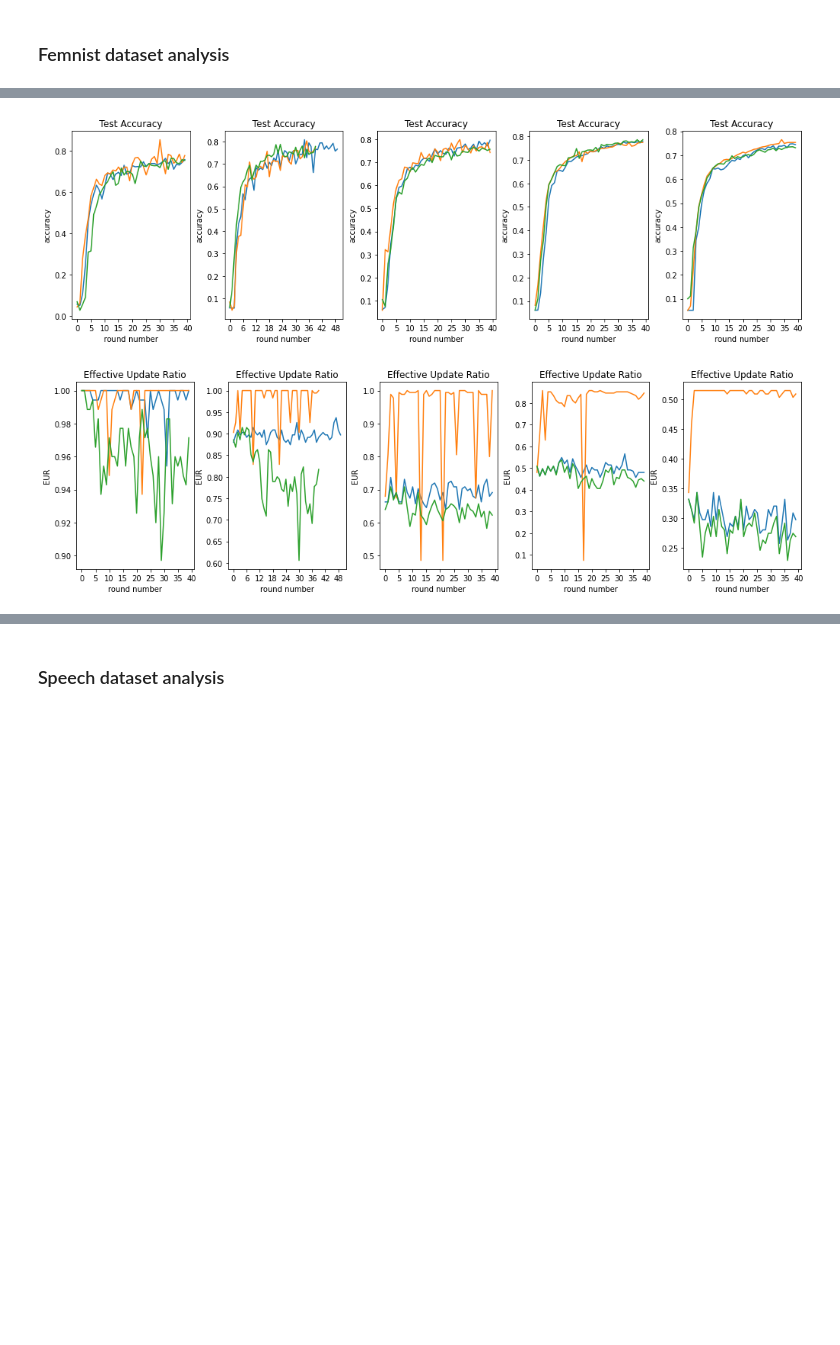
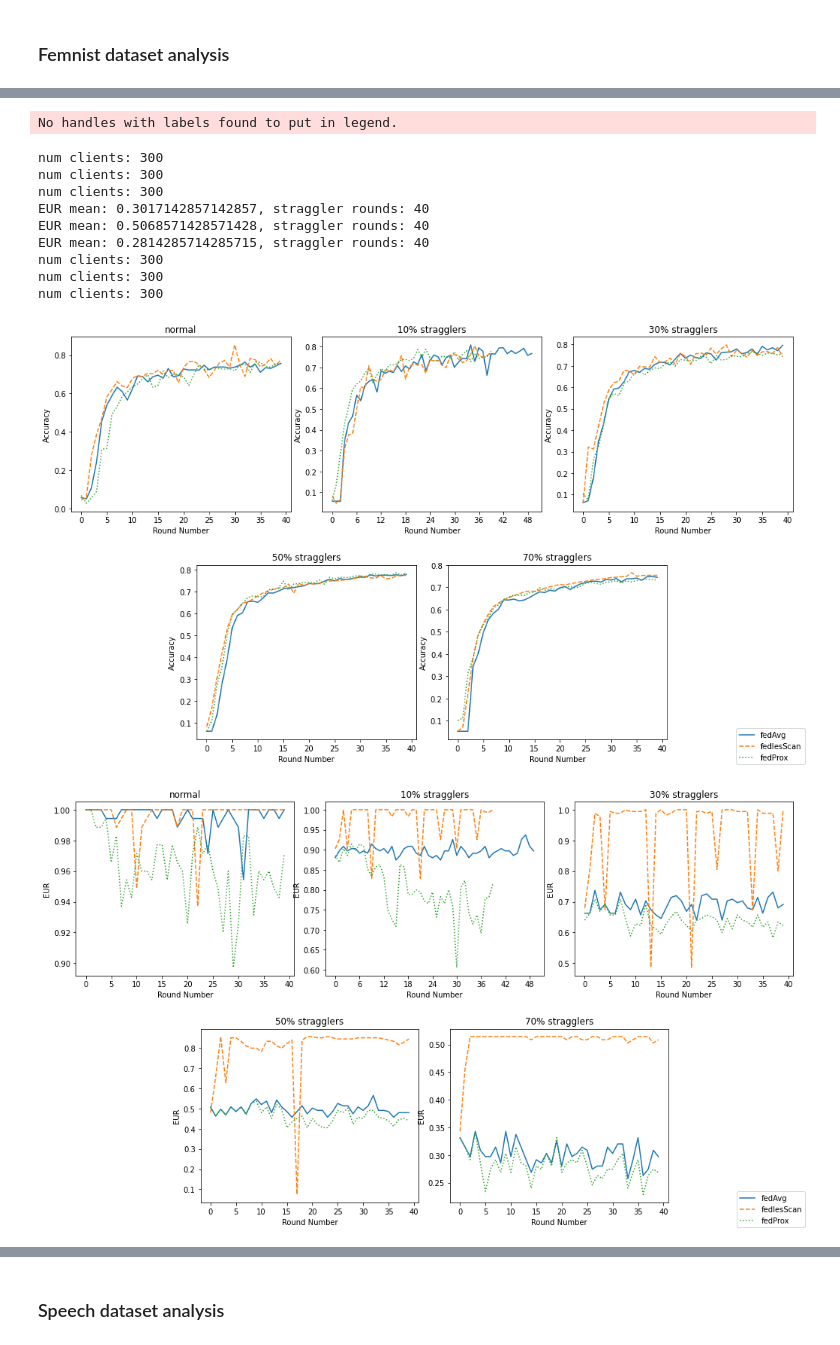
Before and after one commit to Serverless-Federated-Learning/FedLesScan, a Jupyter notebook: experiment/plots/eur_real.ipynb, the cells around one changed output, grey strips where cells are left out. Drawn from its saved outputs; the diff is of its cells as text; code cells hidden in the pictures; blank space fills up the shorter version.

```diff
--- a/experiment/plots/eur_real.ipynb
+++ b/experiment/plots/eur_real.ipynb
@@ -51,5 +55,5 @@ path_prox = [f'{base_path}/femnist-prox-0',f'{base_path}/femnist-prox-0.1',f'{ba
 path_enhanced = [f'{base_path}/femnist-enhanced-0',f'{base_path}/femnist-enhanced-0.1',f'{base_path}/femnist-enhanced-0.3',f'{base_path}/femnist-enhanced-0.5-expo-1',f'{base_path}/femnist-enhanced-0.7']
 
 
-plot_dataset_compare_3(path_normals,path_enhanced,path_prox,dataset_titles)
+plot_dataset_compare_3(path_normals,path_enhanced,path_prox,dataset_titles,"femnist")
 # %% [output]
@@ -73,2 +77,12 @@ EUR mean: 0.2814285714285715, straggler rounds: 40
+No handles with labels found to put in legend.
+num clients: 300
+num clients: 300
+num clients: 300
+EUR mean: 0.3017142857142857, straggler rounds: 40
+EUR mean: 0.5068571428571428, straggler rounds: 40
+EUR mean: 0.2814285714285715, straggler rounds: 40
+num clients: 300
+num clients: 300
+num clients: 300
-[figure, old version]
+[figure, new version]
-[figure, old version]
+[figure, new version]
```
Also changed, not shown: parts of 4 cells of this notebook, 1 other file.
